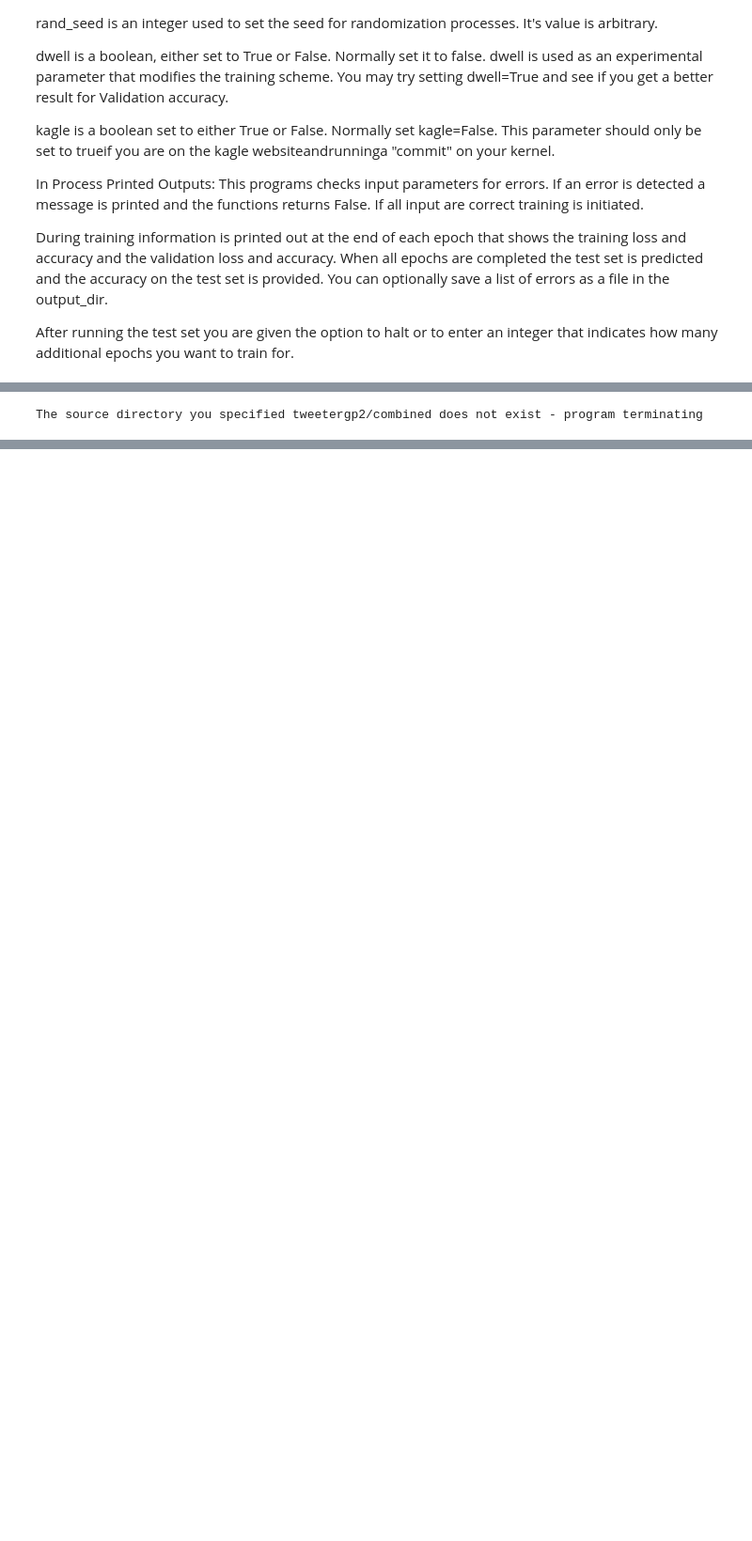
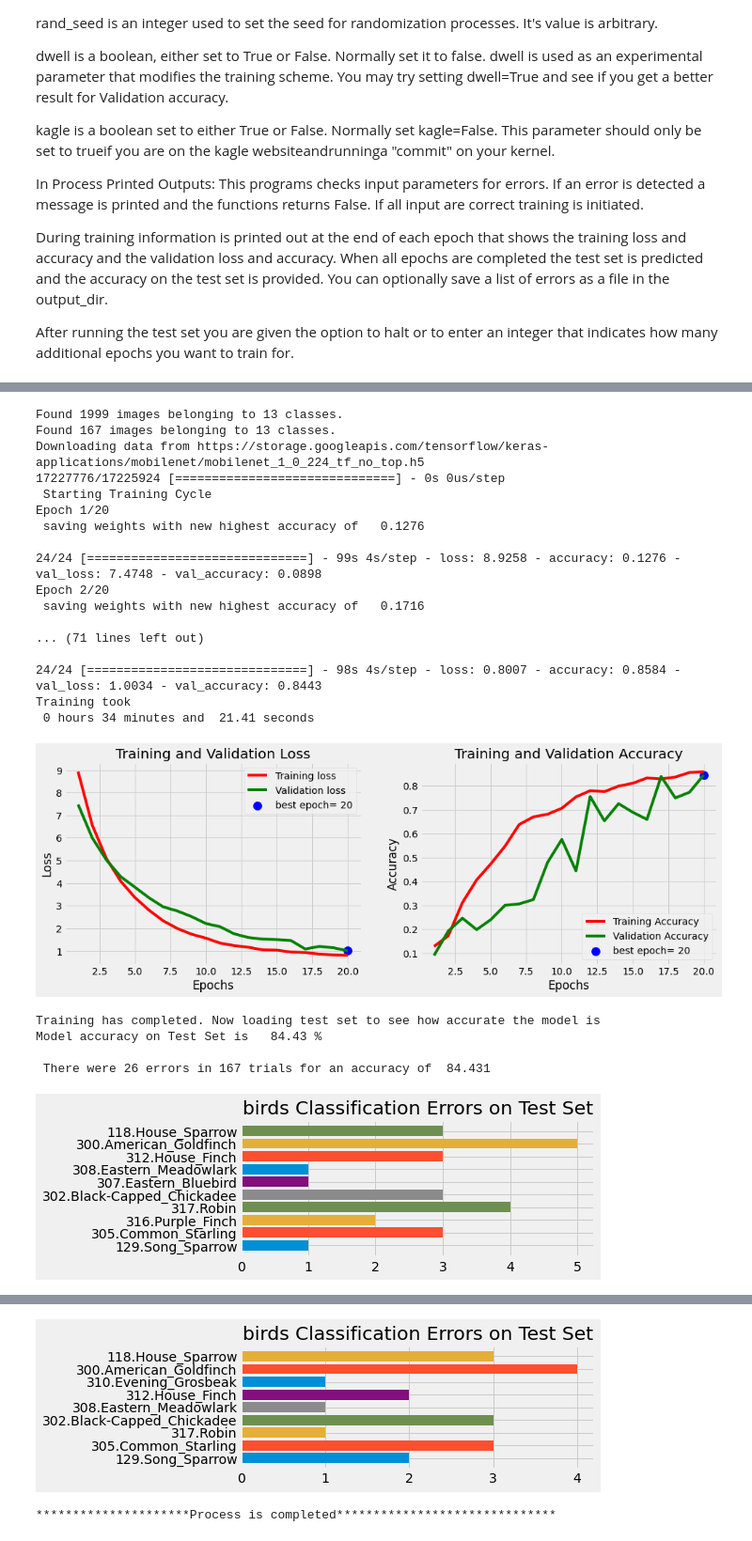
Before and after one commit to JimMaastricht5/birdclassifier, a Jupyter notebook: bird keras-species-classifier.ipynb, the cells around one changed output, grey strips where cells are left out. Shown at 94% size. Cells and saved outputs as stored; diff of their text form; code cells hidden in the pictures; blank space fills up the shorter version.

Commit message:
cloud training

```diff
--- a/bird keras-species-classifier.ipynb
+++ b/bird keras-species-classifier.ipynb
@@ -595,16 +593,38 @@ fusermount: fuse device not found, try 'modprobe fuse' first
 # %%
-source_dir=r'/home/pyface2/tweetergp2/combined'
-output_dir=r'/home/pyface2/tweetergp2/kerasgc'
+source_dir=r'/home/pyface2/tweetergp2/tweetersp/combined'
+output_dir=r'/home/pyface2/tweetergp2/tweetersp/kerasgc'
 subject='birds'
 split=8
 epochs=20
 lr_rate=.005
 image_size=224
-model_size='n'
+model_size='m'
 dropout=.1
 rand_seed=12357
 dwell=False
 kaggle=True
 status=TF2_classify(source_dir,output_dir,subject, split, epochs,lr_rate,image_size, model_size, dropout, rand_seed,dwell, kaggle)
 # %% [output]
-The source directory you specified tweetergp2/combined does not exist - program terminating
+Found 1999 images belonging to 13 classes.
+Found 167 images belonging to 13 classes.
+Downloading data from https://storage.googleapis.com/tensorflow/keras-applications/mobilenet/mobilenet_1_0_224_tf_no_top.h5
+17227776/17225924 [==============================] - 0s 0us/step
+ Starting Training Cycle
+Epoch 1/20
+ saving weights with new highest accuracy of   0.1276
+
+24/24 [==============================] - 99s 4s/step - loss: 8.9258 - accuracy: 0.1276 - val_loss: 7.4748 - val_accuracy: 0.0898
+Epoch 2/20
+ saving weights with new highest accuracy of   0.1716
+
+... (71 lines left out)
+
+24/24 [==============================] - 98s 4s/step - loss: 0.8007 - accuracy: 0.8584 - val_loss: 1.0034 - val_accuracy: 0.8443
+Training took
+ 0 hours 34 minutes and  21.41 seconds
+[figure, added]
+Training has completed. Now loading test set to see how accurate the model is
+Model accuracy on Test Set is   84.43 %
+
+ There were 26 errors in 167 trials for an accuracy of  84.431
+[figure, added]
@@ -610,0 +666,2 @@ The source directory you specified tweetergp2/combined does not exist - program
+[figure, added]
+*********************Process is completed******************************
```
Also changed, not shown: parts of 5 cells of this notebook.
